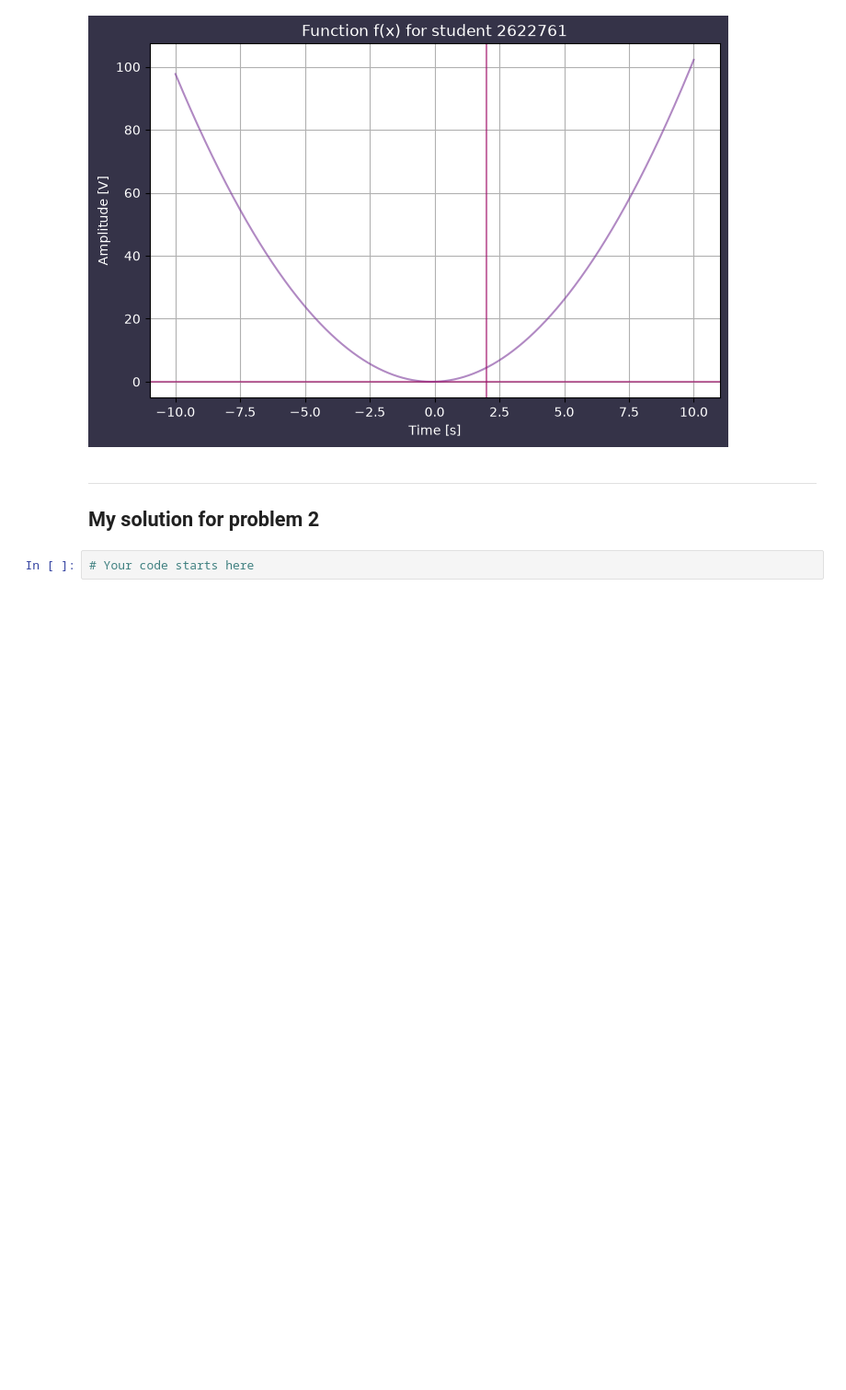
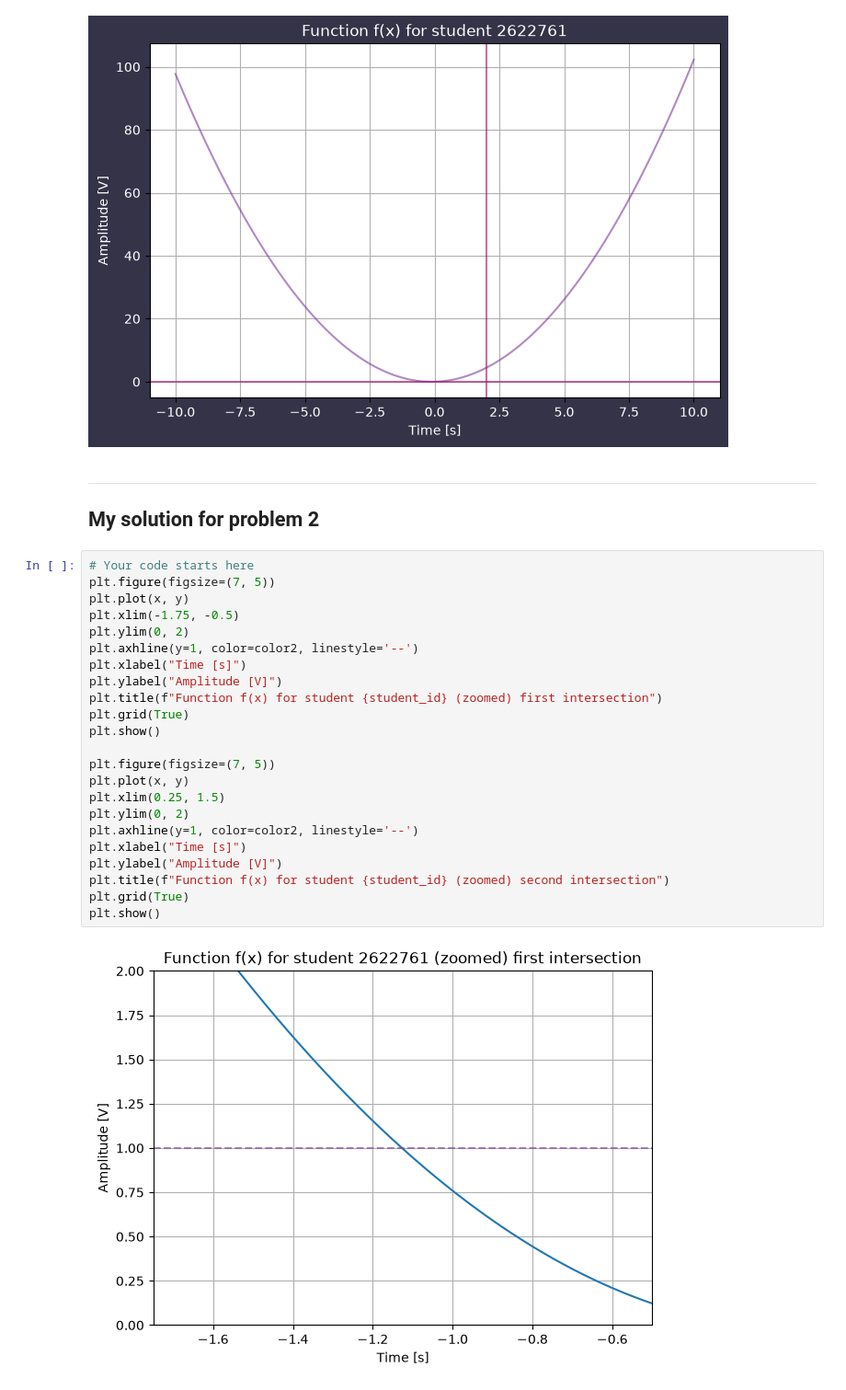
Before and after one commit to Tsavoritel/Silly-Scripts, a Jupyter notebook: PythonLabs/Lab 01.ipynb, the cells around one changed output. Shown at 92% size. Cells and saved outputs as stored; diff of their text form; blank space fills up the shorter version.

Commit message:
did second part

```diff
--- a/PythonLabs/Lab 01.ipynb
+++ b/PythonLabs/Lab 01.ipynb
@@ -44,3 +44,26 @@ plt.axvline(2.0, color = color3)
 ## My solution for problem 2
 # %%
 # Your code starts here
+plt.figure(figsize=(7, 5))
+plt.plot(x, y)
+plt.xlim(-1.75, -0.5)
+plt.ylim(0, 2)
+plt.axhline(y=1, color=color2, linestyle='--')
+plt.xlabel("Time [s]")
+plt.ylabel("Amplitude [V]")
+plt.title(f"Function f(x) for student {student_id} (zoomed) first intersection")
+plt.grid(True)
+plt.show()
+
+plt.figure(figsize=(7, 5))
+plt.plot(x, y)
+plt.xlim(0.25, 1.5)
+plt.ylim(0, 2)
+plt.axhline(y=1, color=color2, linestyle='--')
+plt.xlabel("Time [s]")
+plt.ylabel("Amplitude [V]")
+plt.title(f"Function f(x) for student {student_id} (zoomed) second intersection")
+plt.grid(True)
+plt.show()
+# %% [output]
+[figure, added]
```
Also changed, not shown: parts of 1 cell of this notebook.
